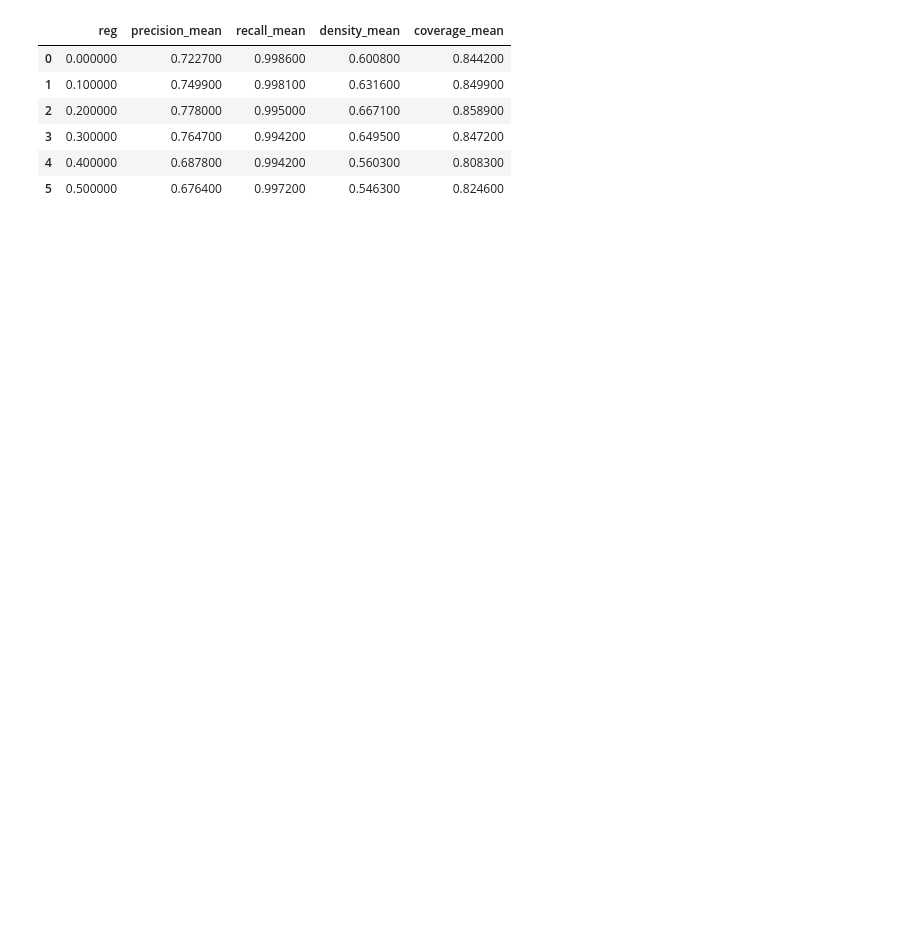
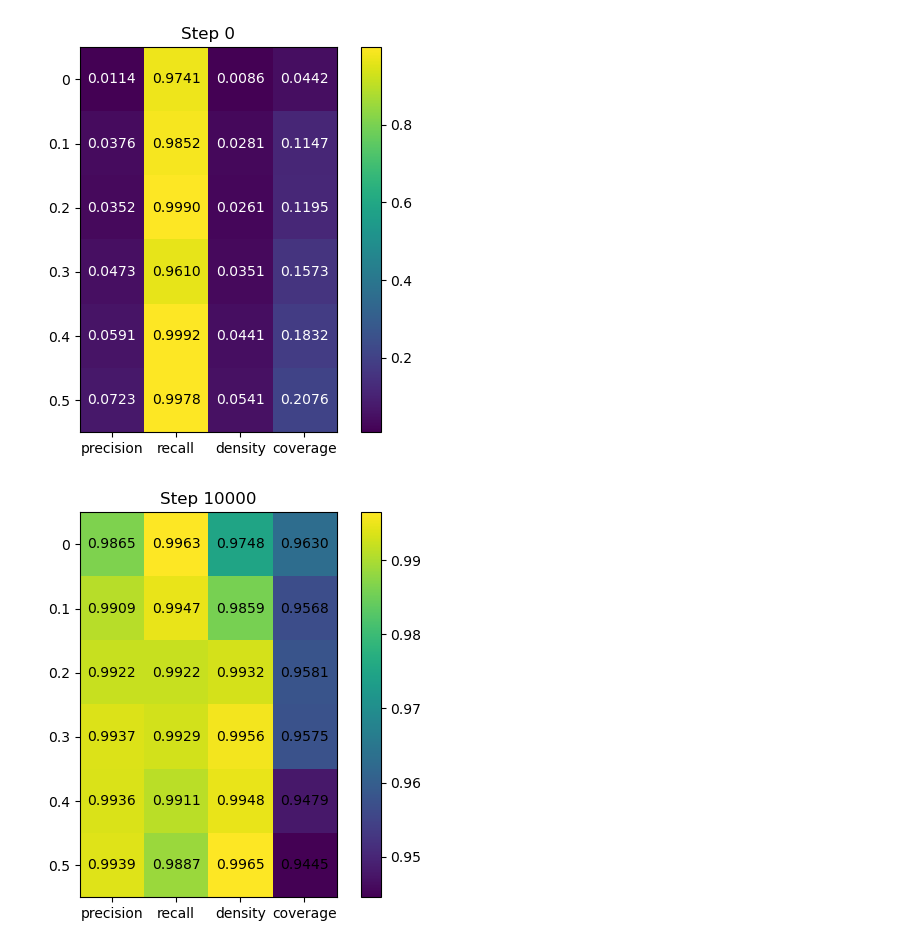
Before and after one commit to ShakthiPerera/diffusion-demo, a Jupyter notebook: steps_vs_prdc.ipynb, the cells around one changed output. Cells and saved outputs as stored; diff of their text form; code cells hidden in the pictures; blank space fills up the shorter version.

```diff
--- a/steps_vs_prdc.ipynb
+++ b/steps_vs_prdc.ipynb
@@ -29,31 +30,47 @@ df.head()
 # %%
-# Specify the step and regs you want to show
-step_value = 1000
+step_values = [0, 10000, 20000, 30000, 40000]
+regs_to_show = [0, 0.1, 0.2, 0.3, 0.4, 0.5]
 
-regs_to_show = [0, 0.05, 0.1, 0.15, 0.2, 0.25, 0.3, 0.35, 0.4, 0.45, 0.5]  # list the reg values you want
-# regs_to_show = [0, 0.1, 0.2, 0.3, 0.4, 0.5]
+metrics = ['precision', 'recall', 'density', 'coverage']
 
-summary = df[df['step'] == step_value]
-summary = summary[summary['reg'].isin(regs_to_show)]
-summary = summary.drop(columns=['step']).reset_index(drop=True)
+for step_value in step_values:
+    summary = df[df['step'] == step_value]
+    summary = summary[summary['reg'].isin(regs_to_show)]
+    summary = summary.drop(columns=['step']).reset_index(drop=True)
 
-# Split ± columns into mean and std
-for col in ['precision', 'recall', 'density', 'coverage']:
-    summary[[f'{col}_mean', f'{col}_std']] = summary[col].str.split(' ± ', expand=True)
-    summary[f'{col}_mean'] = summary[f'{col}_mean'].astype(float)
-    summary[f'{col}_std'] = summary[f'{col}_std'].astype(float)
+    # Extract mean values
+    values = []
+    for col in metrics:
+        mean_vals = summary[col].str.split(' ± ', expand=True)[0].astype(float).to_numpy()
+        values.append(mean_vals)
+    values = np.array(values).T  # shape: (len(regs_to_show), 4)
 
-# Keep reg + mean columns for coloring
-highlight_cols = ['precision_mean', 'recall_mean', 'density_mean', 'coverage_mean']
-display_cols = ['reg'] + highlight_cols
+    fig, ax = plt.subplots(figsize=(8, 5))
 
-# Display with gradient on mean values
-summary[display_cols].style.background_gradient(subset=highlight_cols, cmap='Greys')
+    # Heatmap with reg on y-axis, metrics on x-axis
+    im = ax.imshow(values, cmap="viridis")
+
+    # Set ticks
+    ax.set_xticks(np.arange(len(metrics)))
+    ax.set_yticks(np.arange(len(regs_to_show)))
+    ax.set_xticklabels(metrics)
+    ax.set_yticklabels(regs_to_show)
+
+    # Add text annotations
+    for i in range(values.shape[0]):        # reg values (rows)
+        for j in range(values.shape[1]):    # metrics (cols)
+            ax.text(j, i, f"{values[i, j]:.4f}",
+                    ha="center", va="center",
+                    color="white" if values[i, j] < values.max()/2 else "black")
+
+    ax.set_title(f"Step {step_value}")
+    plt.colorbar(im, ax=ax, fraction=0.046, pad=0.04)
+
+    # Save as PNG
+    out_path = os.path.join(save_dir, f"heatmap_step_{step_value}.png")
+    plt.savefig(out_path, dpi=150, bbox_inches="tight")
+    plt.show()
+    plt.close()
 # %% [output]
-|  | reg | precision_mean | recall_mean | density_mean | coverage_mean |
-| 0 | 0.000000 | 0.722700 | 0.998600 | 0.600800 | 0.844200 |
-| 1 | 0.100000 | 0.749900 | 0.998100 | 0.631600 | 0.849900 |
-| 2 | 0.200000 | 0.778000 | 0.995000 | 0.667100 | 0.858900 |
-| 3 | 0.300000 | 0.764700 | 0.994200 | 0.649500 | 0.847200 |
-| 4 | 0.400000 | 0.687800 | 0.994200 | 0.560300 | 0.808300 |
-| 5 | 0.500000 | 0.676400 | 0.997200 | 0.546300 | 0.824600 |
+[figure, added]
+[figure, added]
```
Also changed, not shown: parts of 4 cells of this notebook, 9 other files.
